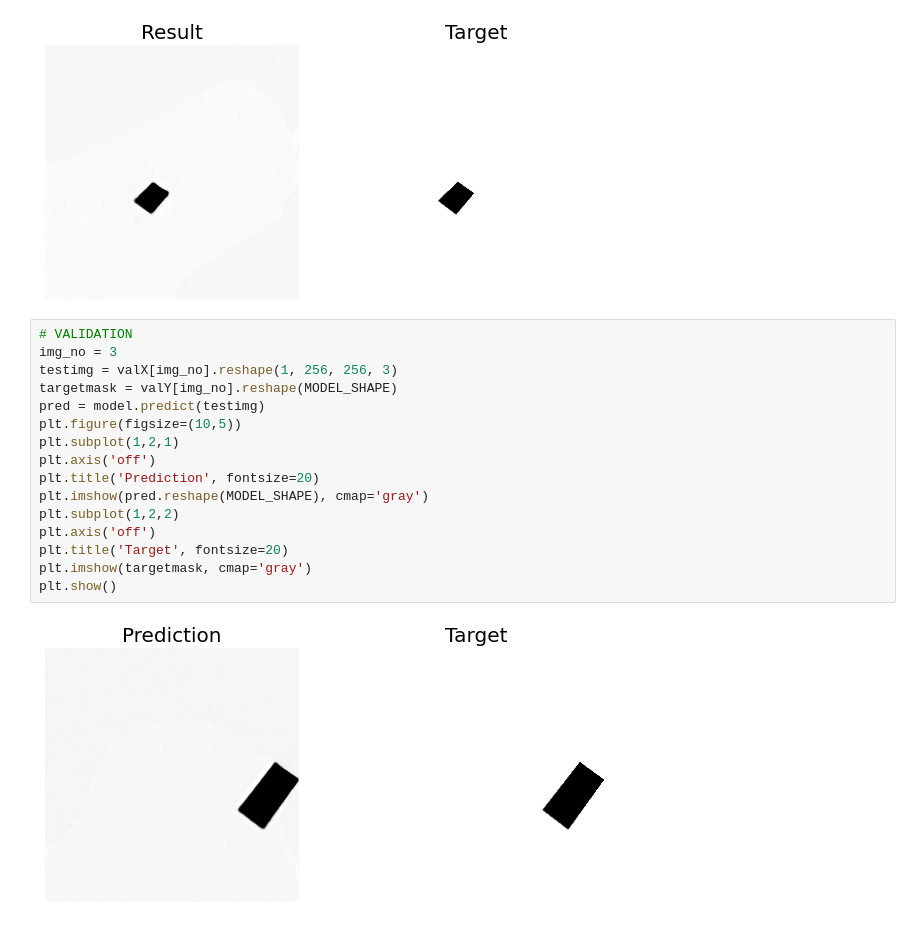
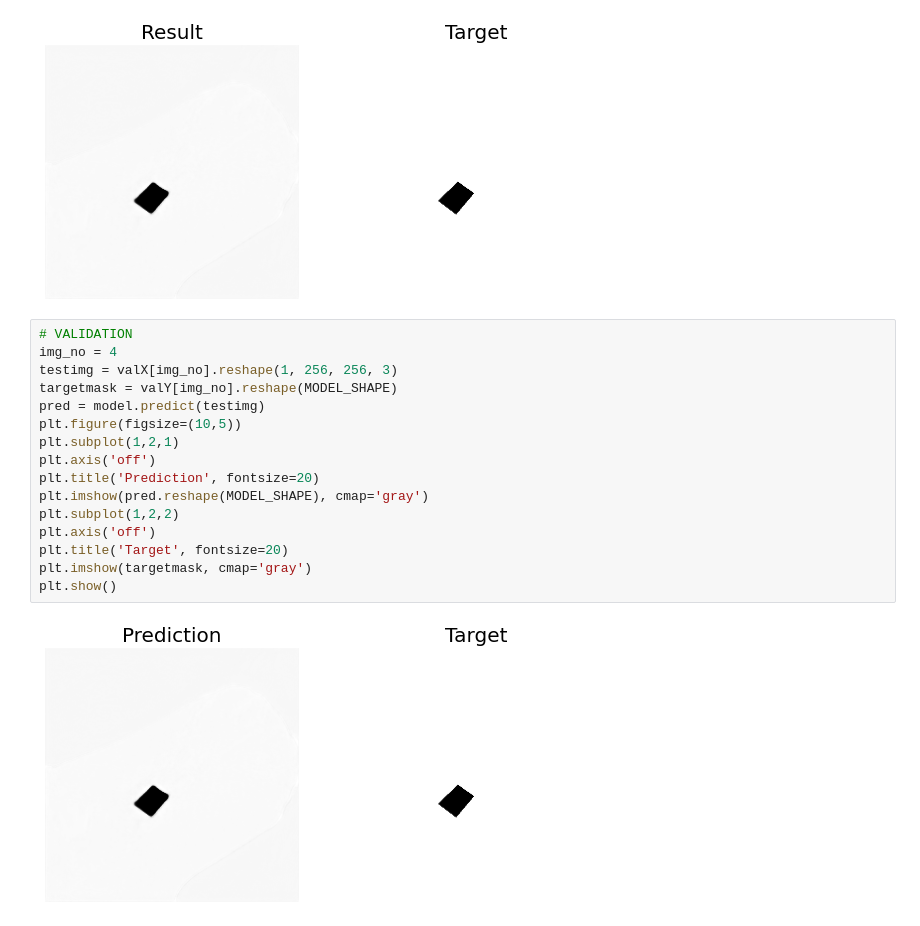
Before and after one commit to dobrino/START_Hack, a Jupyter notebook: src/model.ipynb, the cells around one changed output. Cells and saved outputs as stored; diff of their text form.

```diff
--- a/src/model.ipynb
+++ b/src/model.ipynb
@@ -203,19 +203,19 @@ plt.show()
 [figure]
 # %%
 # VALIDATION
-img_no = 3
+img_no = 4
 testimg = valX[img_no].reshape(1, 256, 256, 3)
 targetmask = valY[img_no].reshape(MODEL_SHAPE)
 pred = model.predict(testimg)
 plt.figure(figsize=(10,5))
 plt.subplot(1,2,1)
 plt.axis('off')
 plt.title('Prediction', fontsize=20)
 plt.imshow(pred.reshape(MODEL_SHAPE), cmap='gray')
 plt.subplot(1,2,2)
 plt.axis('off')
 plt.title('Target', fontsize=20)
 plt.imshow(targetmask, cmap='gray')
 plt.show()
 # %% [output]
-[figure, old version]
+[figure, new version]
```
